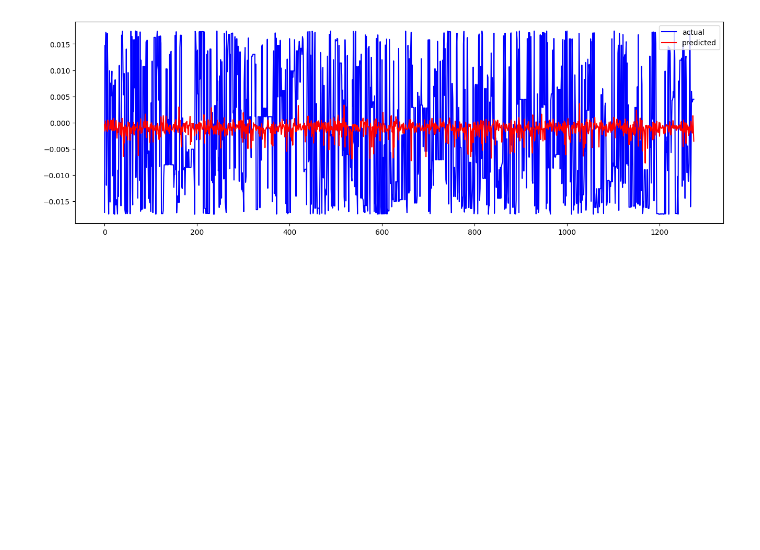
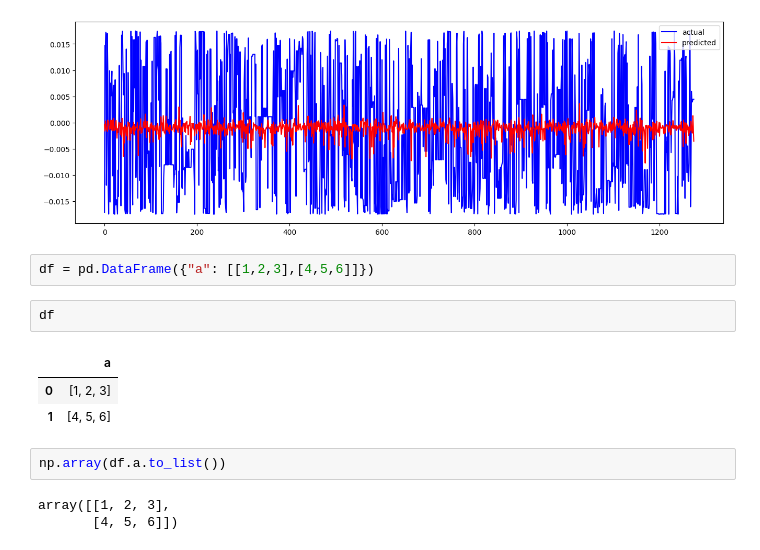
Before and after one commit to icarosadero/dimensionality-reduction, a Jupyter notebook: cebra_positional_encoding_analysis.ipynb, the cells around one changed output. Cells and saved outputs as stored; diff of their text form; blank space fills up the shorter version.

```diff
--- a/cebra_positional_encoding_analysis.ipynb
+++ b/cebra_positional_encoding_analysis.ipynb
@@ -124,3 +132,16 @@ plt.legend()
 plt.show()
 # %% [output]
 [figure]
+# %%
+df = pd.DataFrame({"a": [[1,2,3],[4,5,6]]})
+# %%
+df
+# %% [output]
+|  | a |
+| 0 | [1, 2, 3] |
+| 1 | [4, 5, 6] |
+# %%
+np.array(df.a.to_list())
+# %% [output]
+array([[1, 2, 3],
+       [4, 5, 6]])
```
Also changed, not shown: parts of 12 cells of this notebook, 2 other files.
